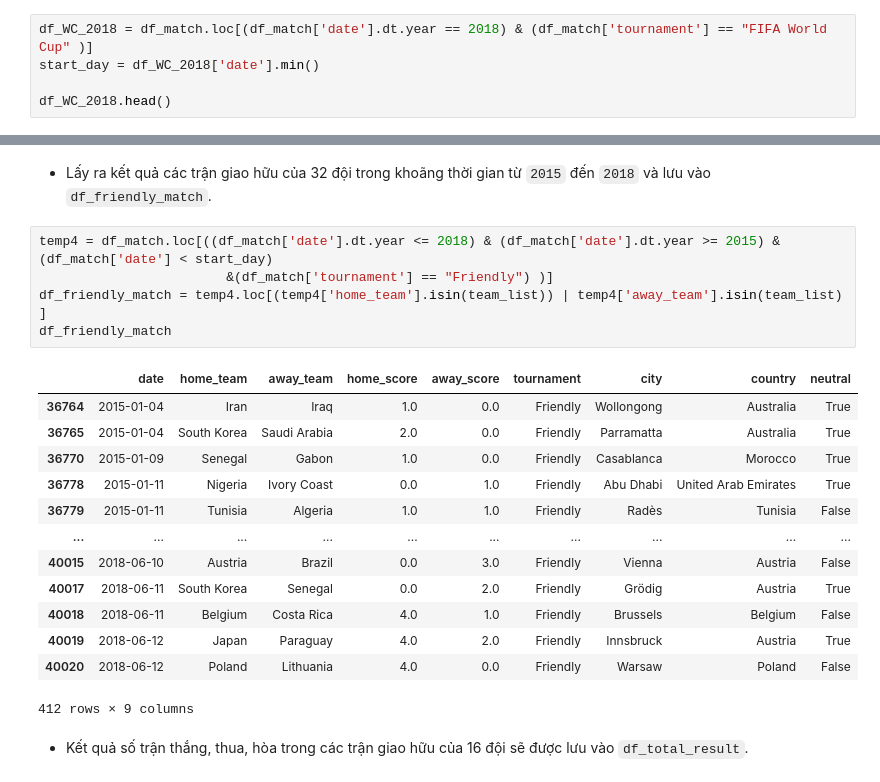
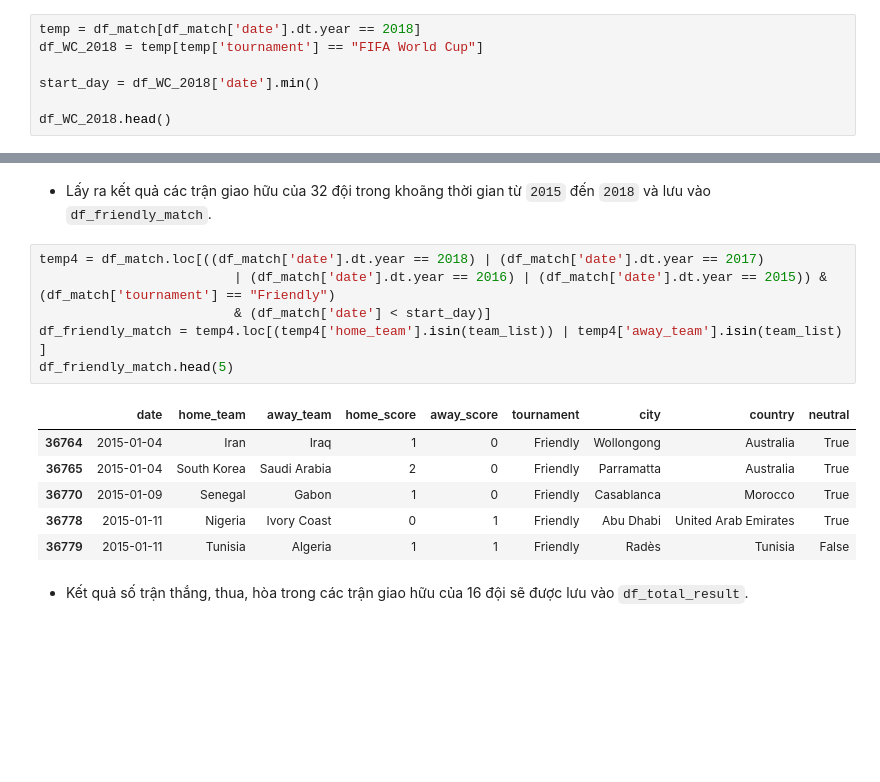
Before and after one commit to npqd/P4DS_FinalProject, a Jupyter notebook: demo.ipynb, the cells around one changed output, grey strips where cells are left out. Drawn from its saved outputs; the diff is of its cells as text; blank space fills up the shorter version.

```diff
--- a/demo.ipynb
+++ b/demo.ipynb
@@ -685,7 +668,9 @@ World Cup từ lâu đã trở thành món ăn tinh thần không thể thiếu
 # %% [markdown]
 Đầu tiên ta sẽ lấy ra bảng kết quả của World Cup 2018 và lưu vào `df_WC_2018` và lấy ra ngày bắt đầu của World Cup 2018 lưu vào `start_day`.
 # %%
-df_WC_2018 = df_match.loc[(df_match['date'].dt.year == 2018) & (df_match['tournament'] == "FIFA World Cup" )]
+temp = df_match[df_match['date'].dt.year == 2018]
+df_WC_2018 = temp[temp['tournament'] == "FIFA World Cup"]
+
 start_day = df_WC_2018['date'].min()
 
 df_WC_2018.head()
@@ -756,24 +742,18 @@ team_4_list = df_4_WC18.index.to_list()
 # %% [markdown]
 - Lấy ra kết quả các trận giao hữu của 32 đội trong khoãng thời gian từ `2015` đến `2018` và lưu vào `df_friendly_match`.
 # %%
-temp4 = df_match.loc[((df_match['date'].dt.year <= 2018) & (df_match['date'].dt.year >= 2015) & (df_match['date'] < start_day)
-                        &(df_match['tournament'] == "Friendly") )]
+temp4 = df_match.loc[((df_match['date'].dt.year == 2018) | (df_match['date'].dt.year == 2017)
+                         | (df_match['date'].dt.year == 2016) | (df_match['date'].dt.year == 2015)) & (df_match['tournament'] == "Friendly")
+                         & (df_match['date'] < start_day)]
 df_friendly_match = temp4.loc[(temp4['home_team'].isin(team_list)) | temp4['away_team'].isin(team_list) ]
-df_friendly_match
+df_friendly_match.head(5)
 # %% [output]
 |  | date | home_team | away_team | home_score | away_score | tournament | city | country | neutral |
-| 36764 | 2015-01-04 | Iran | Iraq | 1.0 | 0.0 | Friendly | Wollongong | Australia | True |
-| 36765 | 2015-01-04 | South Korea | Saudi Arabia | 2.0 | 0.0 | Friendly | Parramatta | Australia | True |
-| 36770 | 2015-01-09 | Senegal | Gabon | 1.0 | 0.0 | Friendly | Casablanca | Morocco | True |
-| 36778 | 2015-01-11 | Nigeria | Ivory Coast | 0.0 | 1.0 | Friendly | Abu Dhabi | United Arab Emirates | True |
-| 36779 | 2015-01-11 | Tunisia | Algeria | 1.0 | 1.0 | Friendly | Radès | Tunisia | False |
-| ... | ... | ... | ... | ... | ... | ... | ... | ... | ... |
-| 40015 | 2018-06-10 | Austria | Brazil | 0.0 | 3.0 | Friendly | Vienna | Austria | False |
-| 40017 | 2018-06-11 | South Korea | Senegal | 0.0 | 2.0 | Friendly | Grödig | Austria | True |
-| 40018 | 2018-06-11 | Belgium | Costa Rica | 4.0 | 1.0 | Friendly | Brussels | Belgium | False |
-| 40019 | 2018-06-12 | Japan | Paraguay | 4.0 | 2.0 | Friendly | Innsbruck | Austria | True |
-| 40020 | 2018-06-12 | Poland | Lithuania | 4.0 | 0.0 | Friendly | Warsaw | Poland | False |
+| 36764 | 2015-01-04 | Iran | Iraq | 1 | 0 | Friendly | Wollongong | Australia | True |
+| 36765 | 2015-01-04 | South Korea | Saudi Arabia | 2 | 0 | Friendly | Parramatta | Australia | True |
+| 36770 | 2015-01-09 | Senegal | Gabon | 1 | 0 | Friendly | Casablanca | Morocco | True |
+| 36778 | 2015-01-11 | Nigeria | Ivory Coast | 0 | 1 | Friendly | Abu Dhabi | United Arab Emirates | True |
+| 36779 | 2015-01-11 | Tunisia | Algeria | 1 | 1 | Friendly | Radès | Tunisia | False |
-412 rows × 9 columns
 # %% [markdown]
 - Kết quả số trận thắng, thua, hòa trong các trận giao hữu của 16 đội sẽ được lưu vào `df_total_result`.
 # %%
```
Also changed, not shown: parts of 46 cells of this notebook, 1 other file.
